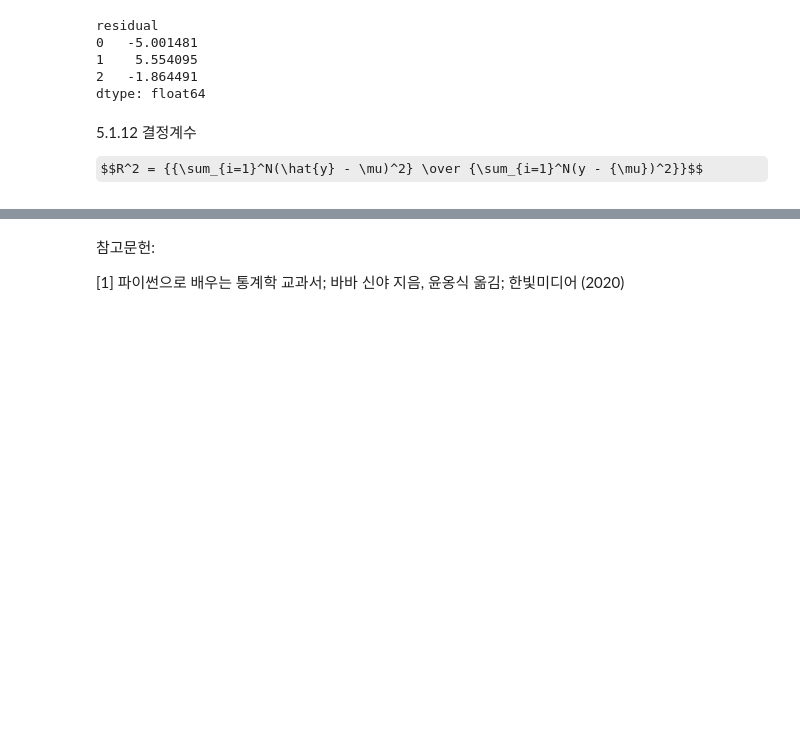
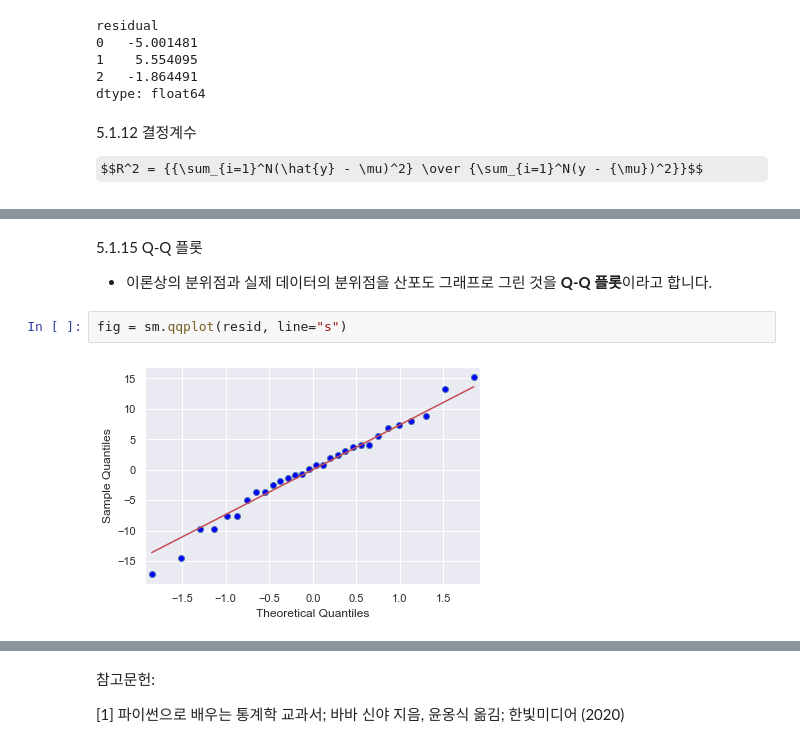
Before and after one commit to meticulousdev/StatisticsWithPython, a Jupyter notebook: code/chap05/chap05_01.ipynb, the cells around one changed output, grey strips where cells are left out. Drawn from its saved outputs; the diff is of its cells as text; some formulas as TeX source; blank space fills up the shorter version.

```diff
--- a/code/chap05/chap05_01.ipynb
+++ b/code/chap05/chap05_01.ipynb
@@ -198,0 +255,8 @@ np.sum((yhat - mu) ** 2) / np.sum((y - mu) ** 2)
+# %% [markdown]
+5.1.15 Q-Q 플롯
+
+- 이론상의 분위점과 실제 데이터의 분위점을 산포도 그래프로 그린 것을 **Q-Q 플롯**이라고 합니다.
+# %%
+fig = sm.qqplot(resid, line="s")
+# %% [output]
+[figure, added]
```
Also changed, not shown: parts of 18 cells of this notebook.
